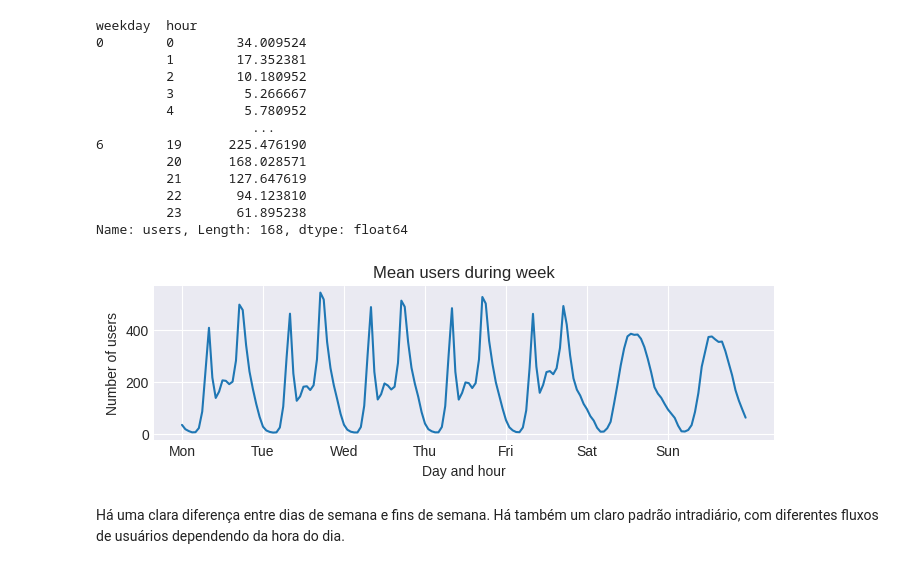
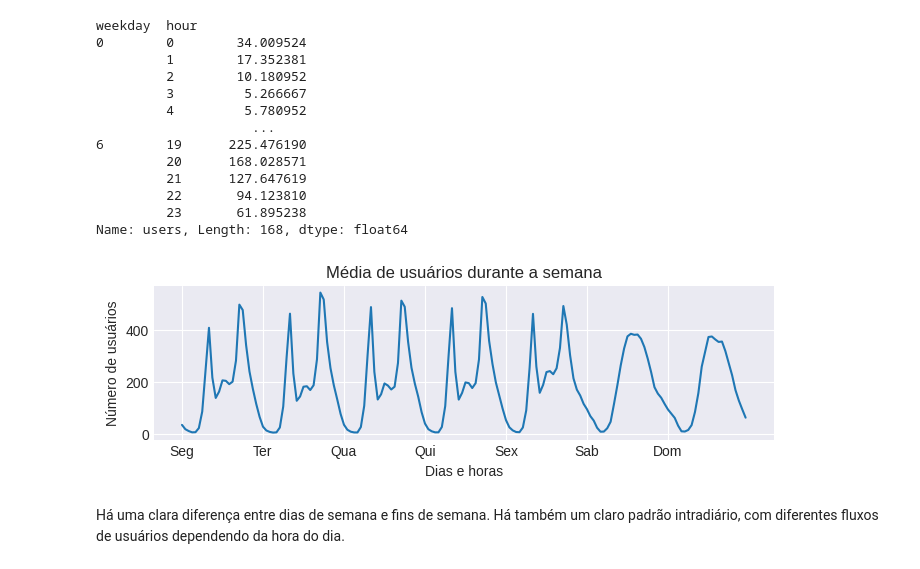
Before and after one commit to arthurvaz05/Python.Script, a Jupyter notebook: forecast2_0.ipynb, the cells around one changed output. Cells and saved outputs as stored; diff of their text form; code cells hidden in the pictures.

```diff
--- a/forecast2_0.ipynb
+++ b/forecast2_0.ipynb
@@ -218,15 +253,15 @@ Name: users, Length: 168, dtype: float64
 # %%
 fig, ax = plt.subplots(figsize=(8, 2))
 mean_day_hour.plot(ax=ax)
 ax.set(
-    title="Mean users during week",
+    title="Média de usuários durante a semana",
     xticks=[i * 24 for i in range(7)],
-    xticklabels=["Mon", "Tue", "Wed", "Thu", "Fri", "Sat", "Sun"],
-    xlabel="Day and hour",
-    ylabel="Number of users"
+    xticklabels=["Seg", "Ter", "Qua", "Qui", "Sex", "Sab", "Dom"],
+    xlabel="Dias e horas",
+    ylabel="Número de usuários"
 );
 # %% [output]
-[figure, old version]
+[figure, new version]
 # %% [markdown]
 Há uma clara diferença entre dias de semana e fins de semana. Há também um claro padrão intradiário, com diferentes fluxos de usuários dependendo da hora do dia.
 # %% [markdown]
```
Also changed, not shown: parts of 22 cells of this notebook.
